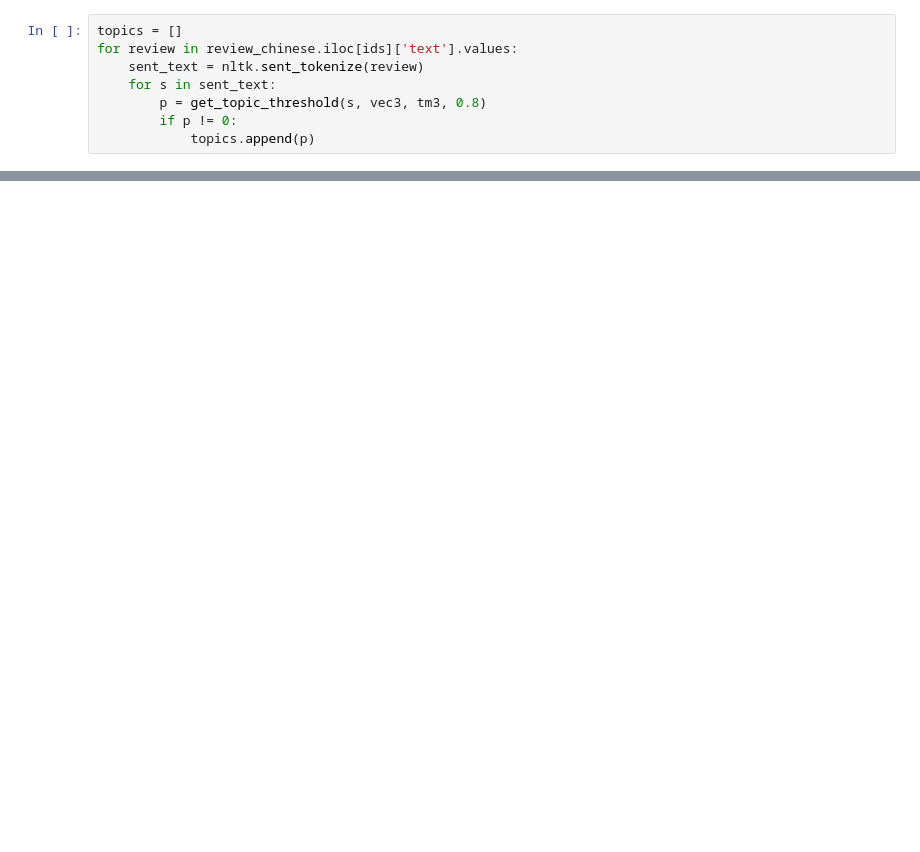
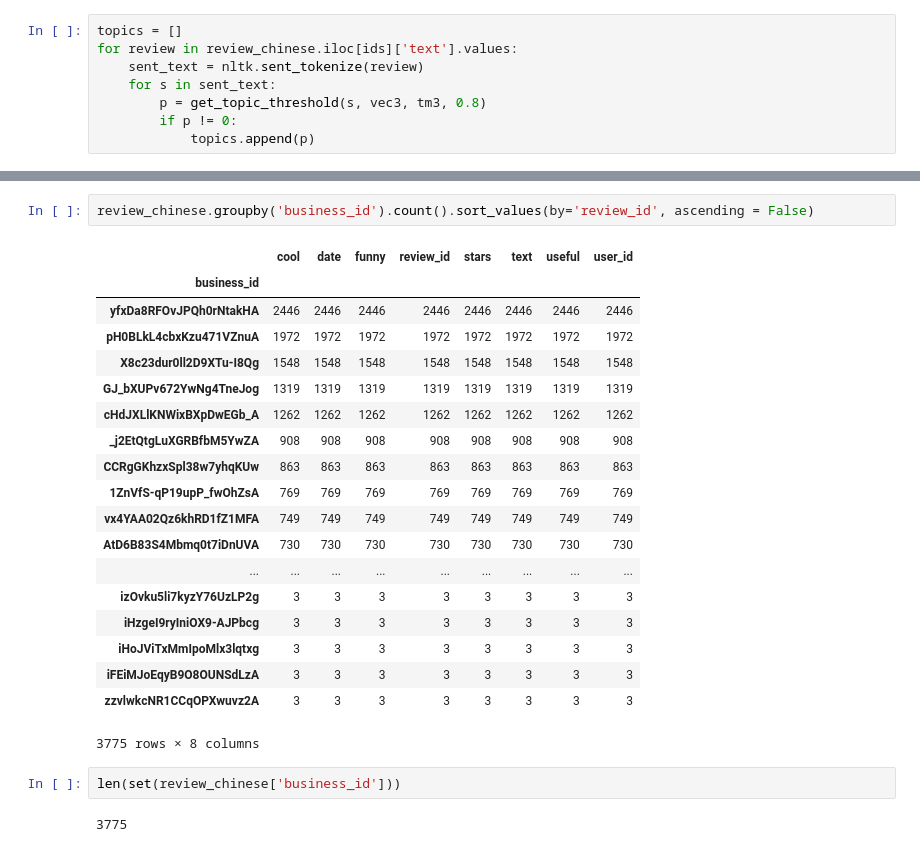
Before and after one commit to CornellDataScience/NLP_Research-FA17, a Jupyter notebook: topic_over_time/notebook/topic_similarity.ipynb, the cells around one changed output, grey strips where cells are left out. Drawn from its saved outputs; the diff is of its cells as text; blank space fills up the shorter version.

```diff
--- a/topic_over_time/notebook/topic_similarity.ipynb
+++ b/topic_over_time/notebook/topic_similarity.ipynb
@@ -274,0 +281,26 @@ plt.show()
+# %%
+review_chinese.groupby('business_id').count().sort_values(by='review_id', ascending = False)
+# %% [output]
+|  | cool | date | funny | review_id | stars | text | useful | user_id |
+| business_id |  |  |  |  |  |  |  |  |
+| yfxDa8RFOvJPQh0rNtakHA | 2446 | 2446 | 2446 | 2446 | 2446 | 2446 | 2446 | 2446 |
+| pH0BLkL4cbxKzu471VZnuA | 1972 | 1972 | 1972 | 1972 | 1972 | 1972 | 1972 | 1972 |
+| X8c23dur0ll2D9XTu-I8Qg | 1548 | 1548 | 1548 | 1548 | 1548 | 1548 | 1548 | 1548 |
+| GJ_bXUPv672YwNg4TneJog | 1319 | 1319 | 1319 | 1319 | 1319 | 1319 | 1319 | 1319 |
+| cHdJXLlKNWixBXpDwEGb_A | 1262 | 1262 | 1262 | 1262 | 1262 | 1262 | 1262 | 1262 |
+| _j2EtQtgLuXGRBfbM5YwZA | 908 | 908 | 908 | 908 | 908 | 908 | 908 | 908 |
+| CCRgGKhzxSpl38w7yhqKUw | 863 | 863 | 863 | 863 | 863 | 863 | 863 | 863 |
+| 1ZnVfS-qP19upP_fwOhZsA | 769 | 769 | 769 | 769 | 769 | 769 | 769 | 769 |
+| vx4YAA02Qz6khRD1fZ1MFA | 749 | 749 | 749 | 749 | 749 | 749 | 749 | 749 |
+| AtD6B83S4Mbmq0t7iDnUVA | 730 | 730 | 730 | 730 | 730 | 730 | 730 | 730 |
+| ... | ... | ... | ... | ... | ... | ... | ... | ... |
+| izOvku5li7kyzY76UzLP2g | 3 | 3 | 3 | 3 | 3 | 3 | 3 | 3 |
+| iHzgeI9ryIniOX9-AJPbcg | 3 | 3 | 3 | 3 | 3 | 3 | 3 | 3 |
+| iHoJViTxMmIpoMlx3lqtxg | 3 | 3 | 3 | 3 | 3 | 3 | 3 | 3 |
+| iFEiMJoEqyB9O8OUNSdLzA | 3 | 3 | 3 | 3 | 3 | 3 | 3 | 3 |
+| zzvlwkcNR1CCqOPXwuvz2A | 3 | 3 | 3 | 3 | 3 | 3 | 3 | 3 |
+3775 rows × 8 columns
+# %%
+len(set(review_chinese['business_id']))
+# %% [output]
+3775
```
Also changed, not shown: parts of 31 cells of this notebook.
